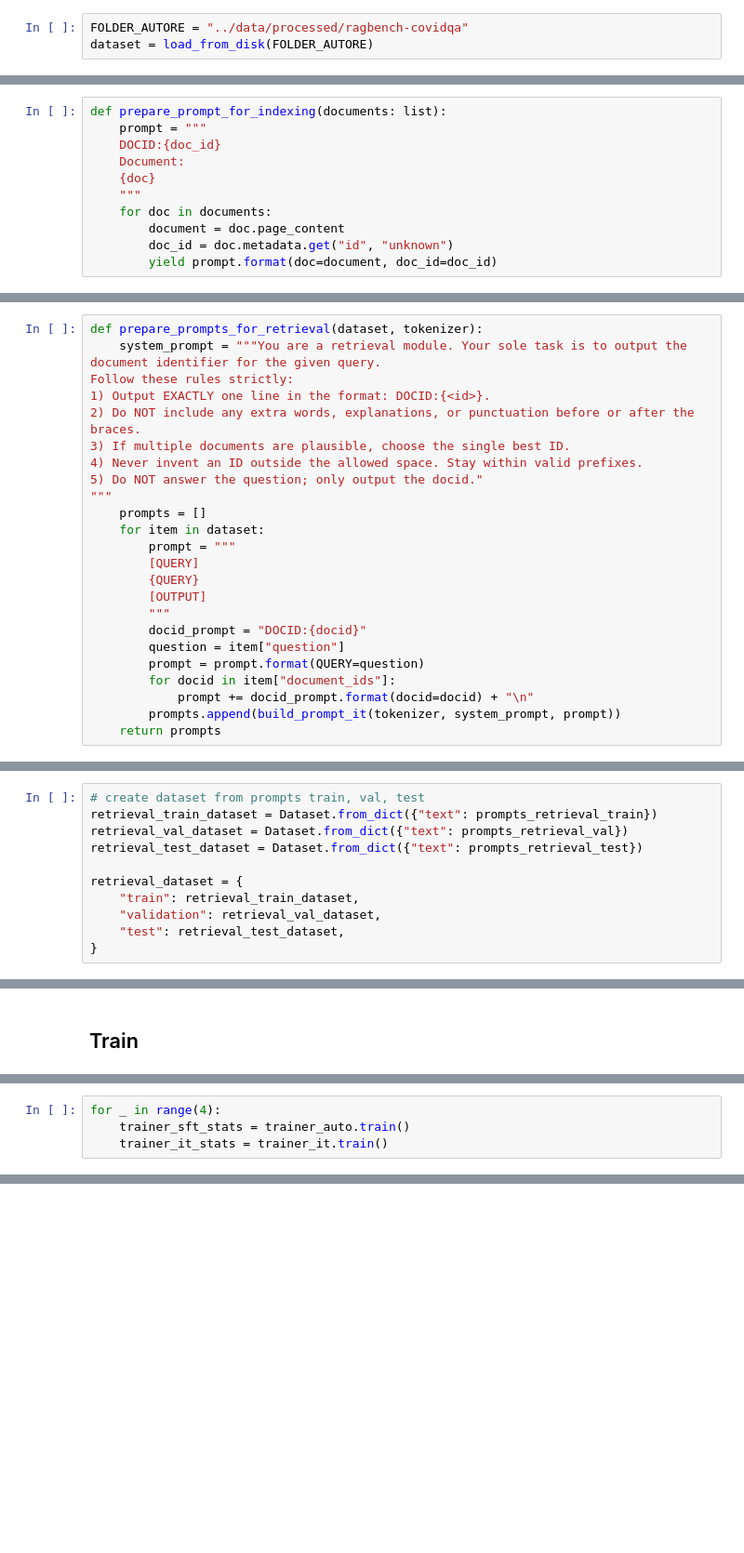
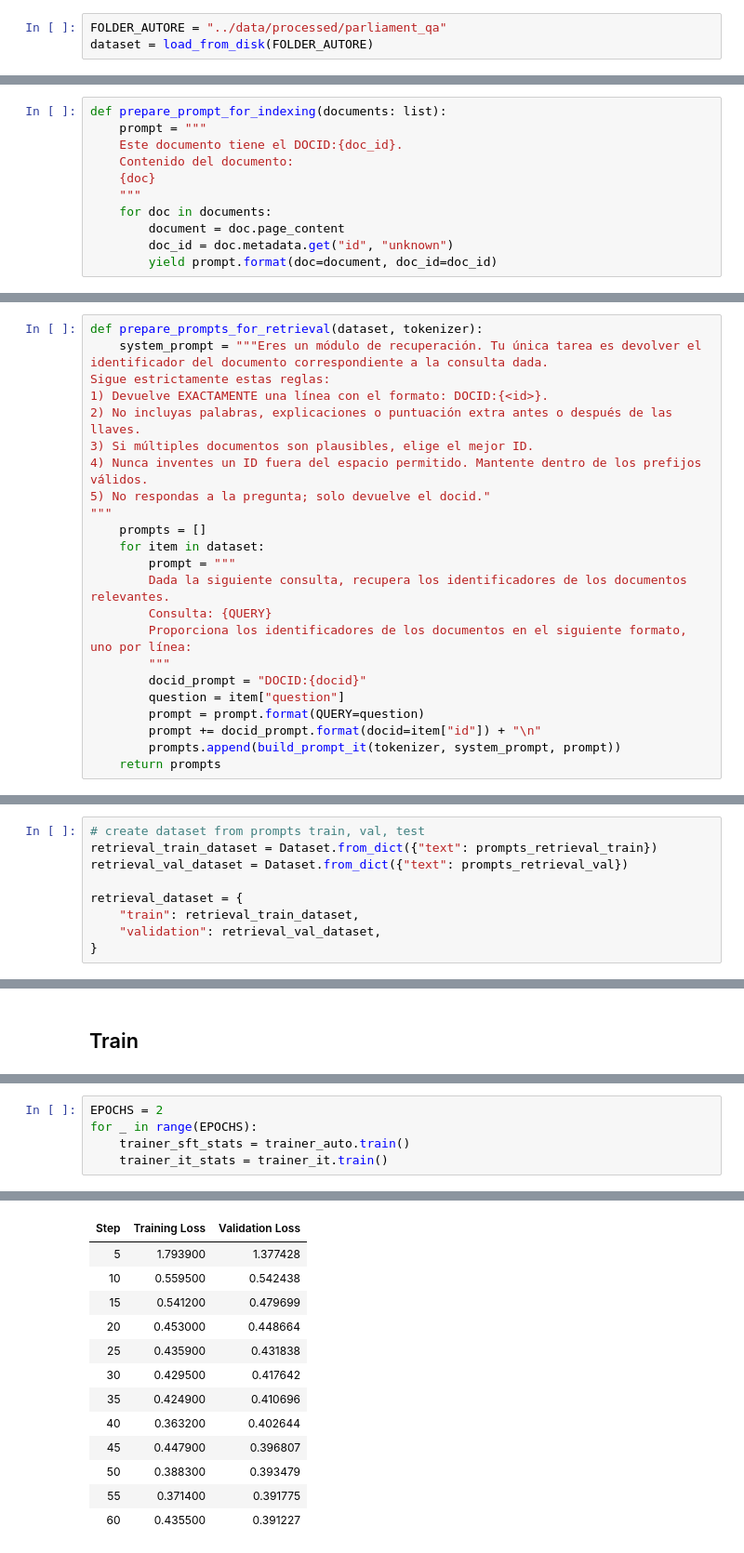
Before and after one commit to miguel-kjh/rag-experiments, a Jupyter notebook: notebooks/train_llm_retriver.ipynb, the cells around one changed output, grey strips where cells are left out. Shown at 93% size. Drawn from its saved outputs; the diff is of its cells as text; blank space fills up the shorter version.

```diff
--- a/notebooks/train_llm_retriver.ipynb
+++ b/notebooks/train_llm_retriver.ipynb
@@ -64,5 +58,5 @@ print(f"Number of documents: {len(documents)}")
 # %% [output]
 Number of documents: 11162
 # %%
-FOLDER_AUTORE = "../data/processed/ragbench-covidqa"
+FOLDER_AUTORE = "../data/processed/parliament_qa"
 dataset = load_from_disk(FOLDER_AUTORE)
@@ -75,8 +65,8 @@ dataset["train"][0]["documents"][0]
 # %%
 def prepare_prompt_for_indexing(documents: list):
     prompt = """
-    DOCID:{doc_id}
-    Document:
+    Este documento tiene el DOCID:{doc_id}.
+    Contenido del documento:
     {doc}
     """
     for doc in documents:
@@ -96,26 +86,25 @@ def build_prompt_it(tokenizer, system_prompt: str, prompt: str) -> str:
     )
 # %%
 def prepare_prompts_for_retrieval(dataset, tokenizer):
-    system_prompt = """You are a retrieval module. Your sole task is to output the document identifier for the given query.
-Follow these rules strictly:
-1) Output EXACTLY one line in the format: DOCID:{<id>}.
-2) Do NOT include any extra words, explanations, or punctuation before or after the braces.
-3) If multiple documents are plausible, choose the single best ID.
-4) Never invent an ID outside the allowed space. Stay within valid prefixes.
-5) Do NOT answer the question; only output the docid."
+    system_prompt = """Eres un módulo de recuperación. Tu única tarea es devolver el identificador del documento correspondiente a la consulta dada.
+Sigue estrictamente estas reglas:
+1) Devuelve EXACTAMENTE una línea con el formato: DOCID:{<id>}.
+2) No incluyas palabras, explicaciones o puntuación extra antes o después de las llaves.
+3) Si múltiples documentos son plausibles, elige el mejor ID.
+4) Nunca inventes un ID fuera del espacio permitido. Mantente dentro de los prefijos válidos.
+5) No respondas a la pregunta; solo devuelve el docid."
 """
     prompts = []
     for item in dataset:
         prompt = """
-        [QUERY]
-        {QUERY}
-        [OUTPUT]
+        Dada la siguiente consulta, recupera los identificadores de los documentos relevantes.
+        Consulta: {QUERY}
+        Proporciona los identificadores de los documentos en el siguiente formato, uno por línea:
         """
         docid_prompt = "DOCID:{docid}"
         question = item["question"]
         prompt = prompt.format(QUERY=question)
-        for docid in item["document_ids"]:
-            prompt += docid_prompt.format(docid=docid) + "\n"
+        prompt += docid_prompt.format(docid=item["id"]) + "\n"
         prompts.append(build_prompt_it(tokenizer, system_prompt, prompt))
     return prompts
 # %%
@@ -149,12 +143,10 @@ Number of retrieval prompts: 246
 # create dataset from prompts train, val, test
 retrieval_train_dataset = Dataset.from_dict({"text": prompts_retrieval_train})
 retrieval_val_dataset = Dataset.from_dict({"text": prompts_retrieval_val})
-retrieval_test_dataset = Dataset.from_dict({"text": prompts_retrieval_test})
 
 retrieval_dataset = {
     "train": retrieval_train_dataset,
     "validation": retrieval_val_dataset,
-    "test": retrieval_test_dataset,
 }
 # %%
 def tokenize_function_autoregressive(examples):
@@ -230,4 +225,6 @@ print(f"{start_gpu_memory} GB of memory reserved.")
 # %%
-for _ in range(4):
+EPOCHS = 2
+for _ in range(EPOCHS):
     trainer_sft_stats = trainer_auto.train()
     trainer_it_stats = trainer_it.train()
+# %% [output]
@@ -233,0 +261,13 @@ for _ in range(4):
+| Step | Training Loss | Validation Loss |
+| 5 | 1.793900 | 1.377428 |
+| 10 | 0.559500 | 0.542438 |
+| 15 | 0.541200 | 0.479699 |
+| 20 | 0.453000 | 0.448664 |
+| 25 | 0.435900 | 0.431838 |
+| 30 | 0.429500 | 0.417642 |
+| 35 | 0.424900 | 0.410696 |
+| 40 | 0.363200 | 0.402644 |
+| 45 | 0.447900 | 0.396807 |
+| 50 | 0.388300 | 0.393479 |
+| 55 | 0.371400 | 0.391775 |
+| 60 | 0.435500 | 0.391227 |
```
Also changed, not shown: parts of 13 cells of this notebook.
